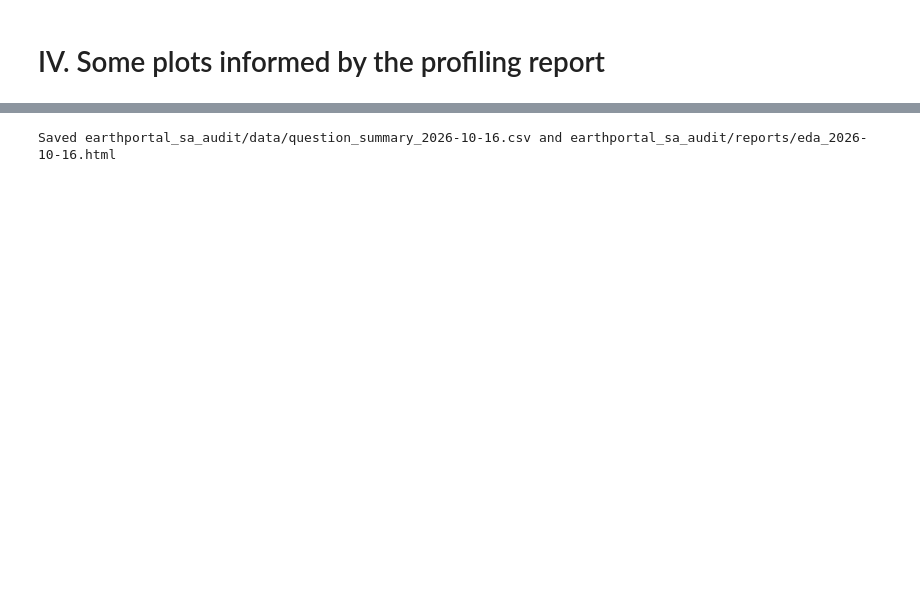
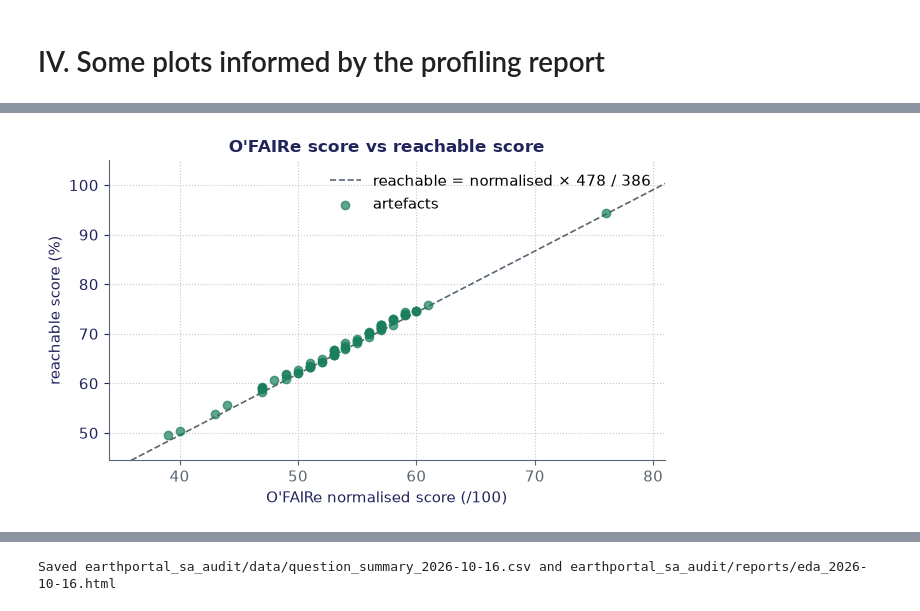
Before and after one commit to EarthPortal/SA_Management, a Jupyter notebook: earthportal_sa_audit/03_eda.ipynb, the cells around one changed output, grey strips where cells are left out. Saved outputs shown, nothing was run; the diff lists cells and outputs as text; code cells hidden in the pictures; blank space fills up the shorter version.

```diff
--- a/earthportal_sa_audit/03_eda.ipynb
+++ b/earthportal_sa_audit/03_eda.ipynb
@@ -110,0 +156,22 @@ plt.show()
+# %%
+# Figure 2: O'FAIRe's own score against the reachable score
+# Both scores divide the same total of points, by 478 and by 386, so the points sit on one line:
+# reachable = normalised x 478 / 386. They are not exactly on it, because O'FAIRe rounds its score to an integer.
+x = range(0, 101)
+plt.figure(figsize=(6.5, 4))
+plt.plot(x, [v * 478 / 386 for v in x], color=MUTED, linestyle="--", linewidth=1.2, zorder=2,
+         label="reachable = normalised × 478 / 386")
+plt.scatter(artefacts.normalized_score, artefacts.reachable_score_pct, color=TEAL, alpha=0.7, zorder=3,
+            label="artefacts")
+plt.title("O'FAIRe score vs reachable score", fontsize=12, fontweight="bold", color=NAVY)
+plt.xlabel("O'FAIRe normalised score (/100)")
+plt.ylabel("reachable score (%)")
+plt.xlim(artefacts.normalized_score.min() - 5, artefacts.normalized_score.max() + 5)
+plt.ylim(artefacts.reachable_score_pct.min() - 5, 105)
+plt.grid(linestyle=":", alpha=0.7, zorder=0)
+plt.legend(loc="upper right", frameon=False)
+plt.tight_layout()
+# plt.savefig(REPORTS / f"fig_ofaire_vs_reachable_{RUN_DATE}.pdf")
+plt.show()
+# %% [output]
+[figure, added]
```
Also changed, not shown: parts of 6 cells of this notebook.
